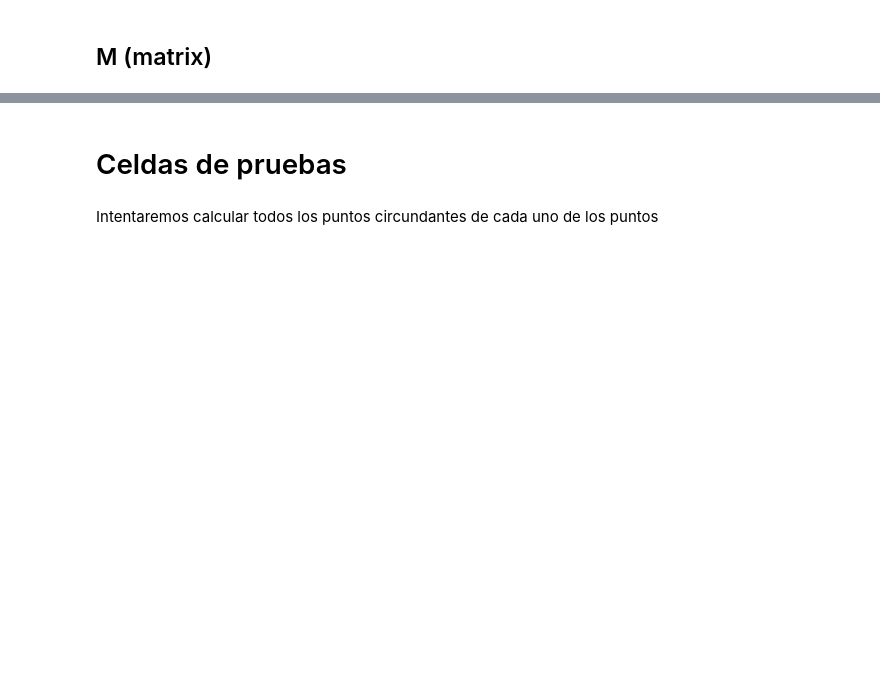
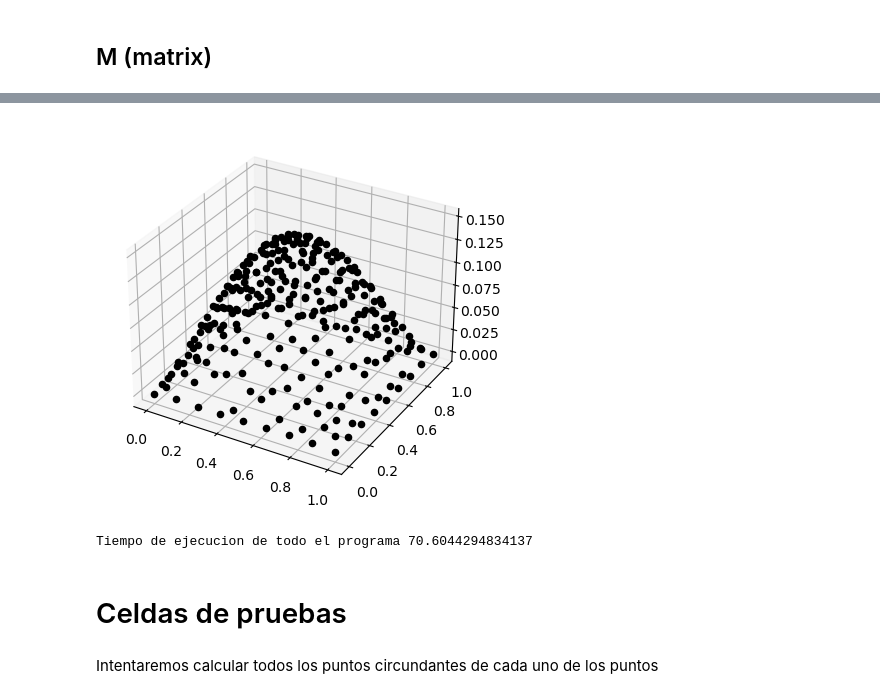
Before and after one commit to Ikanate/MeshfreeFirstAttempt, a Jupyter notebook: Meshfree_AdvancingFront.ipynb, the cells around one changed output, grey strips where cells are left out. Saved outputs shown, nothing was run; the diff lists cells and outputs as text; code cells hidden in the pictures; blank space fills up the shorter version.

```diff
--- a/Meshfree_AdvancingFront.ipynb
+++ b/Meshfree_AdvancingFront.ipynb
@@ -1774,19 +1423,0 @@ Tiempo de ejecucion de todo el programa 6.024336576461792
-# %%
-#print(vec_normal_pts[0])
-#print(vec_normal_pts[0][-1])
-len(lista_a)
-%matplotlib inline
-from mpl_toolkits.mplot3d import axes3d
-import matplotlib.pyplot as plt
-# Creamos la figura
-fig = plt.figure()
-# Creamos el plano 3D
-ax1 = fig.add_subplot(111, projection='3d')
-
-for i in range(0,N_f):
-    if i<N:
-        ax1.scatter(pts_g[0]['pt_f_c'][i,0],pts_g[0]['pt_f_c'][i,1],0)
-    else:
-        ax1.scatter(pts_g[0]['pt_f_c'][i,0],pts_g[0]['pt_f_c'][i,1],lista_a[i][0])
-lista_a[i][0][0]
-plt.show()
@@ -1795,3 +1687,24 @@ plt.show()
+# %%
+#len(lista_a)
+%matplotlib inline
+from mpl_toolkits.mplot3d import axes3d
+import matplotlib.pyplot as plt
+# Creamos la figura
+fig = plt.figure()
+# Creamos el plano 3D
+ax1 = fig.add_subplot(111, projection='3d')
+
+it = iteraciones-1
+for i in range(0,N_f):
+
+        ax1.scatter(pts_g[0]['pt_f_c'][i,0],pts_g[0]['pt_f_c'][i,1],a_t[i,0], c="black")
+#lista_a[i][0][0]
+
+plt.show()
+print("Tiempo de ejecucion de todo el programa",time.time()-inicio_programa_tiempo)
+# %% [output]
+[figure, added]
+Tiempo de ejecucion de todo el programa 70.6044294834137
 # %% [markdown]
 # Celdas de pruebas
 # %% [markdown]
```
Also changed, not shown: parts of 11 cells of this notebook.
